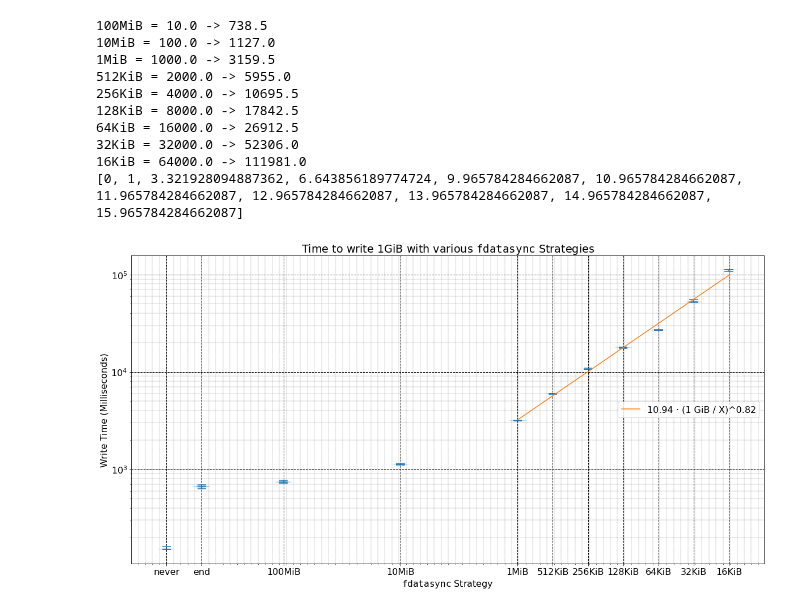
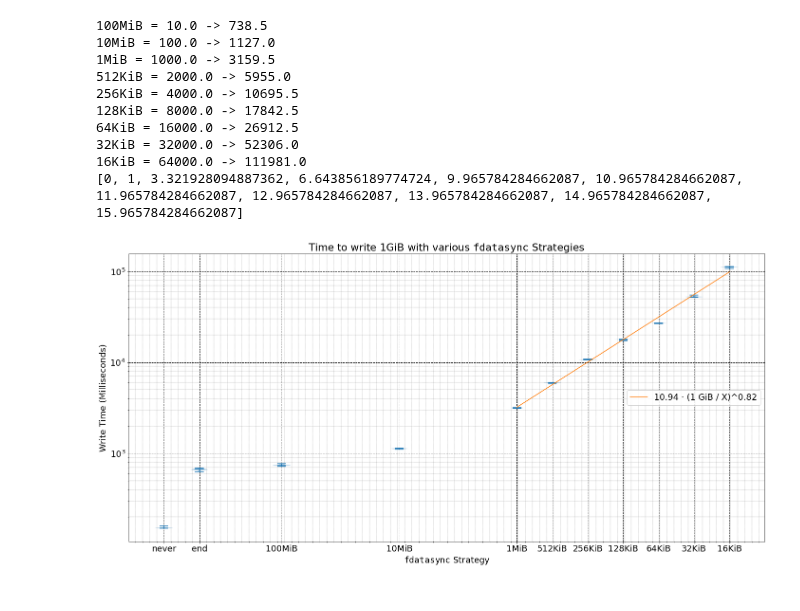
Before and after one commit to jolynch/performance-analysis, a Jupyter notebook: notebooks/fsync/fsync_after.ipynb, the cells around one changed output. Saved outputs shown, nothing was run; the diff lists cells and outputs as text; code cells hidden in the pictures.

```diff
--- a/notebooks/fsync/fsync_after.ipynb
+++ b/notebooks/fsync/fsync_after.ipynb
@@ -99,6 +100,6 @@ plt.show()
 # %%
 plt.rcParams.update({
-    "font.size": 16,
+    "font.size": 18,
 })
 fig1, ax = plt.subplots(figsize=(20,10))
 
@@ -129,31 +130,33 @@ vplot = ax.violinplot(values, showmeans=False, showmedians=True, positions=posit
 plt.title("Time to write 1GiB with various $\mathtt{fdatasync}$ Strategies")
 plt.minorticks_on()
 plt.grid(which='major', linestyle='--', linewidth='1', color='black')
 plt.grid(which='minor', linestyle=':', linewidth='0.4', color='black')
 ax.set_xticks(positions, labels=keys)
 ax.set_xlim(-1, max(positions) + 1)
 ax.set_xlabel('$\mathtt{fdatasync}$ Strategy')
 ax.set_yscale('log')
 ax.set_ylabel('Write Time (Milliseconds)')
 
 
 X = np.array(positions[4:])
 Y = np.log2(np.array(means[2:]))
 a, b = np.polyfit(X, Y, 1)
 b2 = np.exp2(b)
 plt.plot(X, np.exp2(a* X + b), label="{:1.2f} · (1 GiB / X)^{:1.2f}".format(b2, a))
 plt.legend(loc="center right")
+
+plt.tight_layout()
 plt.savefig("fsync_quantitative.svg")
 plt.show()
 # %% [output]
 100MiB = 10.0 -> 738.5
 10MiB = 100.0 -> 1127.0
 1MiB = 1000.0 -> 3159.5
 512KiB = 2000.0 -> 5955.0
 256KiB = 4000.0 -> 10695.5
 128KiB = 8000.0 -> 17842.5
 64KiB = 16000.0 -> 26912.5
 32KiB = 32000.0 -> 52306.0
 16KiB = 64000.0 -> 111981.0
 [0, 1, 3.321928094887362, 6.643856189774724, 9.965784284662087, 10.965784284662087, 11.965784284662087, 12.965784284662087, 13.965784284662087, 14.965784284662087, 15.965784284662087]
-[figure, old version]
+[figure, new version]
```
Also changed, not shown: parts of 1 cell of this notebook, 2 other files.
